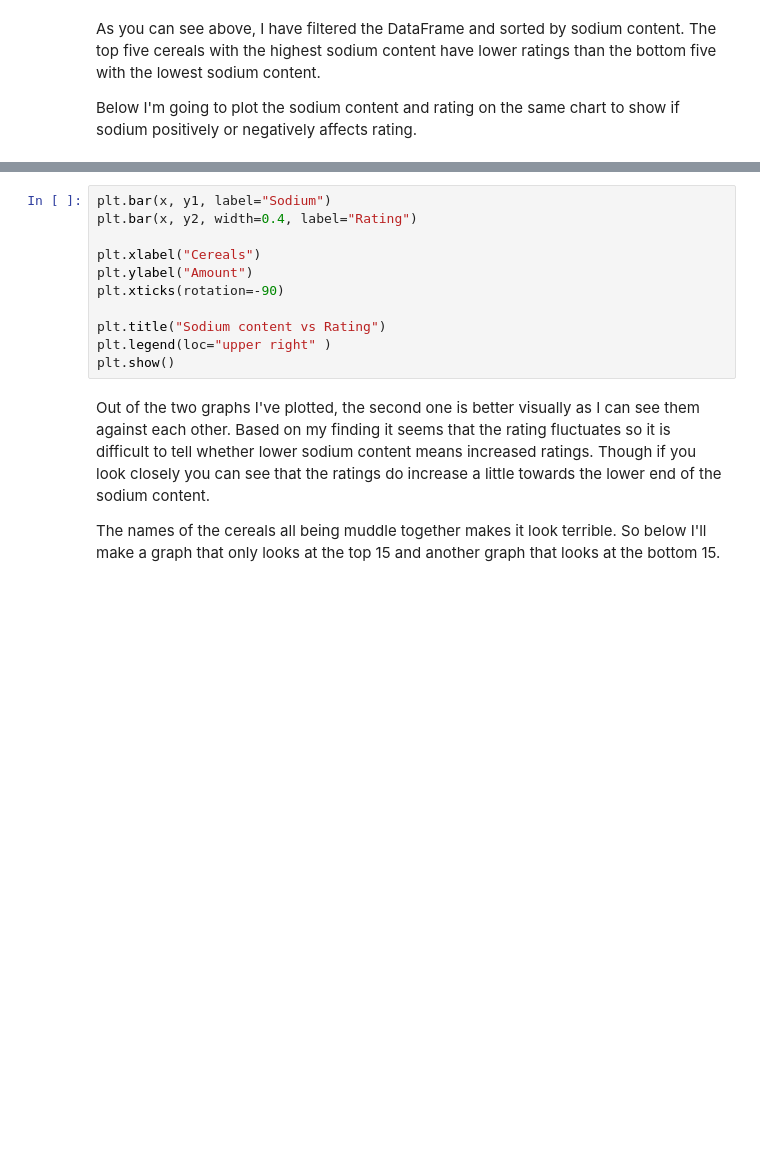
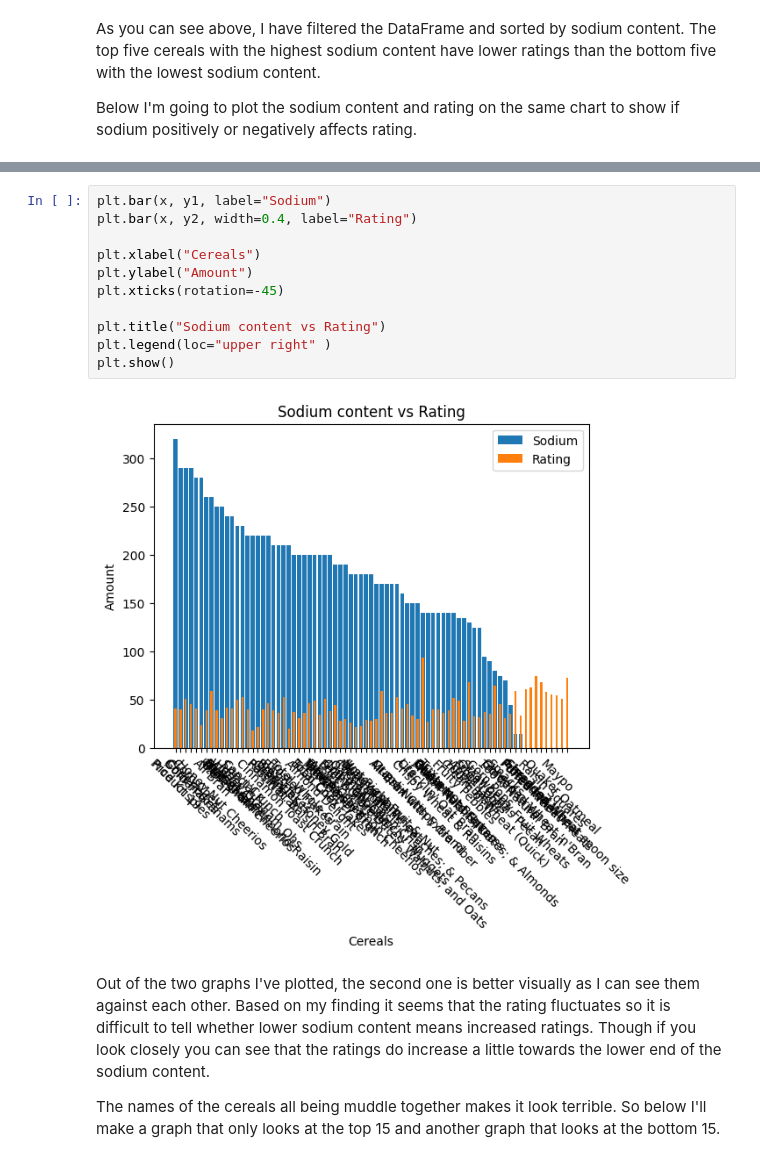
Before and after one commit to ilhaam-start/pandas_practice, a Jupyter notebook: cereal_challenge.ipynb, the cells around one changed output, grey strips where cells are left out. Drawn from its saved outputs; the diff is of its cells as text; blank space fills up the shorter version.

```diff
--- a/cereal_challenge.ipynb
+++ b/cereal_challenge.ipynb
@@ -159,14 +289,16 @@ ax2.set_ylabel('Rating', color='b')
 # %%
 plt.bar(x, y1, label="Sodium")
 plt.bar(x, y2, width=0.4, label="Rating")
 
 plt.xlabel("Cereals")
 plt.ylabel("Amount")
-plt.xticks(rotation=-90)
+plt.xticks(rotation=-45)
 
 plt.title("Sodium content vs Rating")
 plt.legend(loc="upper right" )
 plt.show()
+# %% [output]
+[figure, added]
 # %% [markdown]
 Out of the two graphs I've plotted, the second one is better visually as I can see them against each other. Based on my finding it seems that the rating fluctuates so it is difficult to tell whether lower sodium content means increased ratings. Though if you look closely you can see that the ratings do increase a little towards the lower end of the sodium content.
 
```
Also changed, not shown: parts of 17 cells of this notebook, 8 other files.
